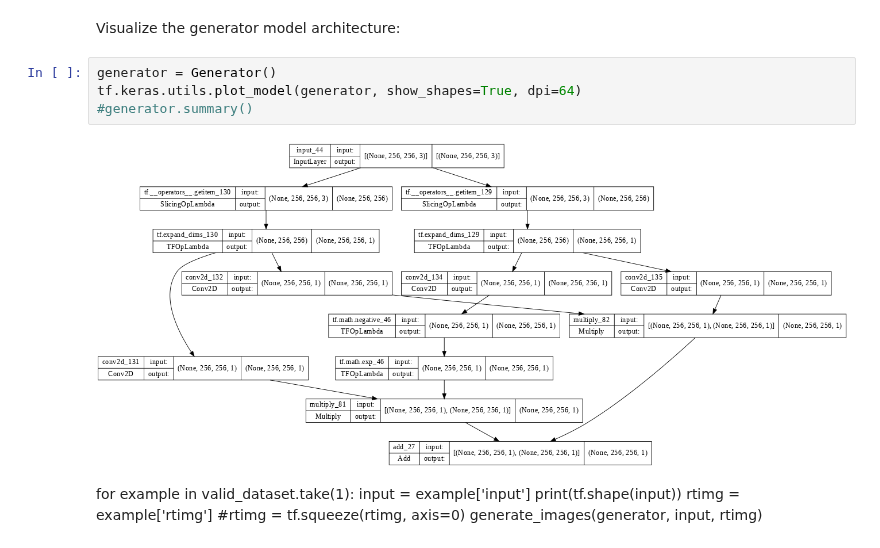
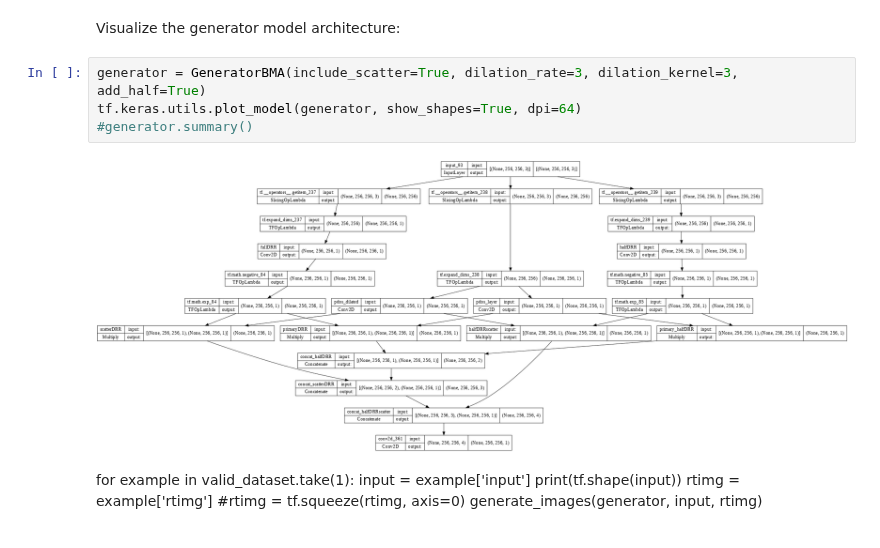
Before and after one commit to cbojechko/Image_Prediction, a Jupyter notebook: Simple_Model_GEN.ipynb, the cells around one changed output. Drawn from its saved outputs; the diff is of its cells as text.

Commit message:
Added names to functions, relying on concat to balance between primary, scatter, half and full drr

```diff
--- a/Simple_Model_GEN.ipynb
+++ b/Simple_Model_GEN.ipynb
@@ -556,11 +592,11 @@ def Generator(include_scatter=True, kernel=8, half_kernel=8,dilation_rate=1, add
 # %% [markdown]
 Visualize the generator model architecture:
 # %%
-generator = Generator()
+generator = GeneratorBMA(include_scatter=True, dilation_rate=3, dilation_kernel=3, add_half=True)
 tf.keras.utils.plot_model(generator, show_shapes=True, dpi=64)
 #generator.summary()
 # %% [output]
-[figure, old version]
+[figure, new version]
 # %% [markdown]
 for example in valid_dataset.take(1):
   input = example['input']
```
Also changed, not shown: parts of 7 cells of this notebook.
